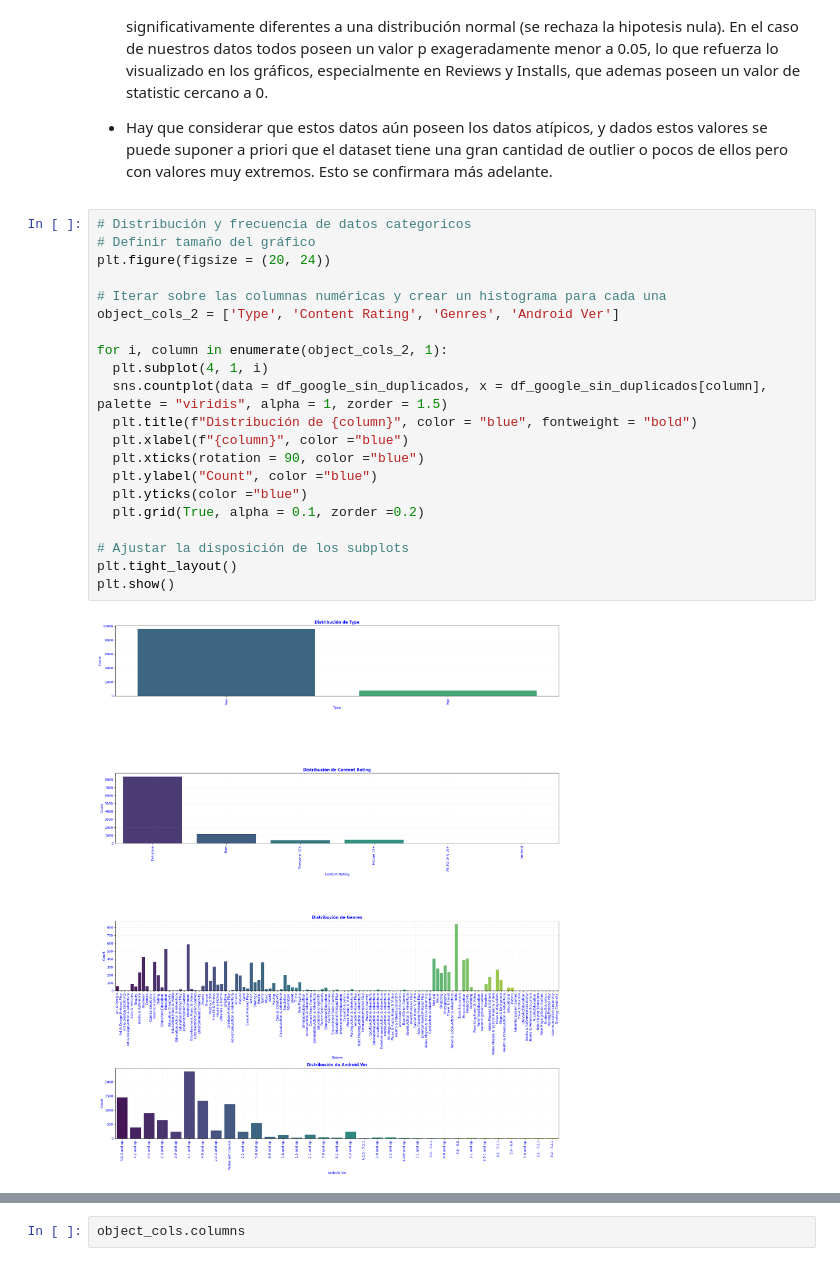
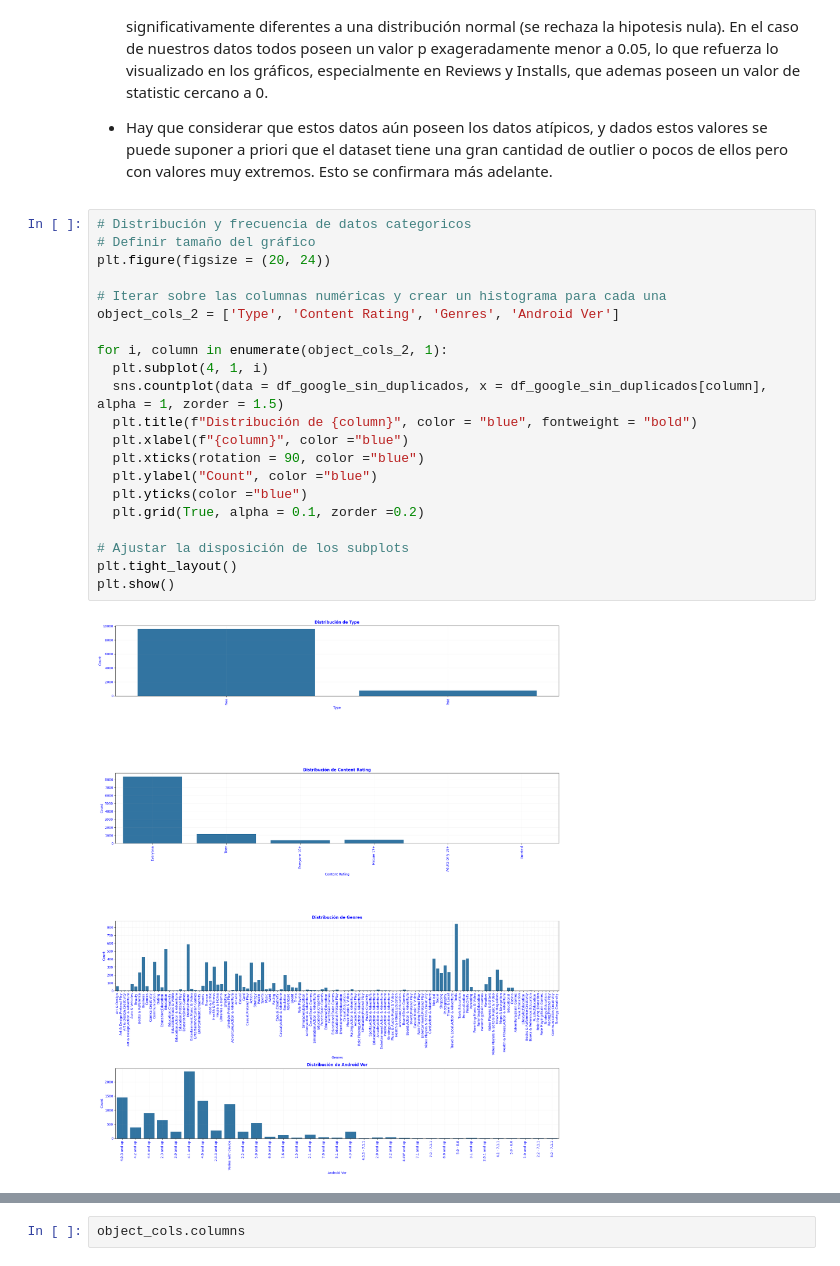
Before and after one commit to gcruzbull/Proyect_7_Bootcamp_UDD, a Jupyter notebook: Experimentos/EDA y Limpieza de Datos/EDA_Proyecto_7.ipynb, the cells around one changed output, grey strips where cells are left out. Drawn from its saved outputs; the diff is of its cells as text.

```diff
--- a/Experimentos/EDA y Limpieza de Datos/EDA_Proyecto_7.ipynb
+++ b/Experimentos/EDA y Limpieza de Datos/EDA_Proyecto_7.ipynb
@@ -604,26 +602,26 @@ Viendo los gráficos y los valores de las métricas de más arriba podemos concl
 # %%
 # Distribución y frecuencia de datos categoricos
 # Definir tamaño del gráfico
 plt.figure(figsize = (20, 24))
 
 # Iterar sobre las columnas numéricas y crear un histograma para cada una
 object_cols_2 = ['Type', 'Content Rating', 'Genres', 'Android Ver']
 
 for i, column in enumerate(object_cols_2, 1):
   plt.subplot(4, 1, i)
-  sns.countplot(data = df_google_sin_duplicados, x = df_google_sin_duplicados[column], palette = "viridis", alpha = 1, zorder = 1.5)
+  sns.countplot(data = df_google_sin_duplicados, x = df_google_sin_duplicados[column], alpha = 1, zorder = 1.5)
   plt.title(f"Distribución de {column}", color = "blue", fontweight = "bold")
   plt.xlabel(f"{column}", color ="blue")
   plt.xticks(rotation = 90, color ="blue")
   plt.ylabel("Count", color ="blue")
   plt.yticks(color ="blue")
   plt.grid(True, alpha = 0.1, zorder =0.2)
 
 # Ajustar la disposición de los subplots
 plt.tight_layout()
 plt.show()
 # %% [output]
-[figure, old version]
+[figure, new version]
 # %% [markdown]
 Ahora analizando los datos categoricos nos encontramos con lo siguiente:
 
```
Also changed, not shown: parts of 28 cells of this notebook, 12 other files.
